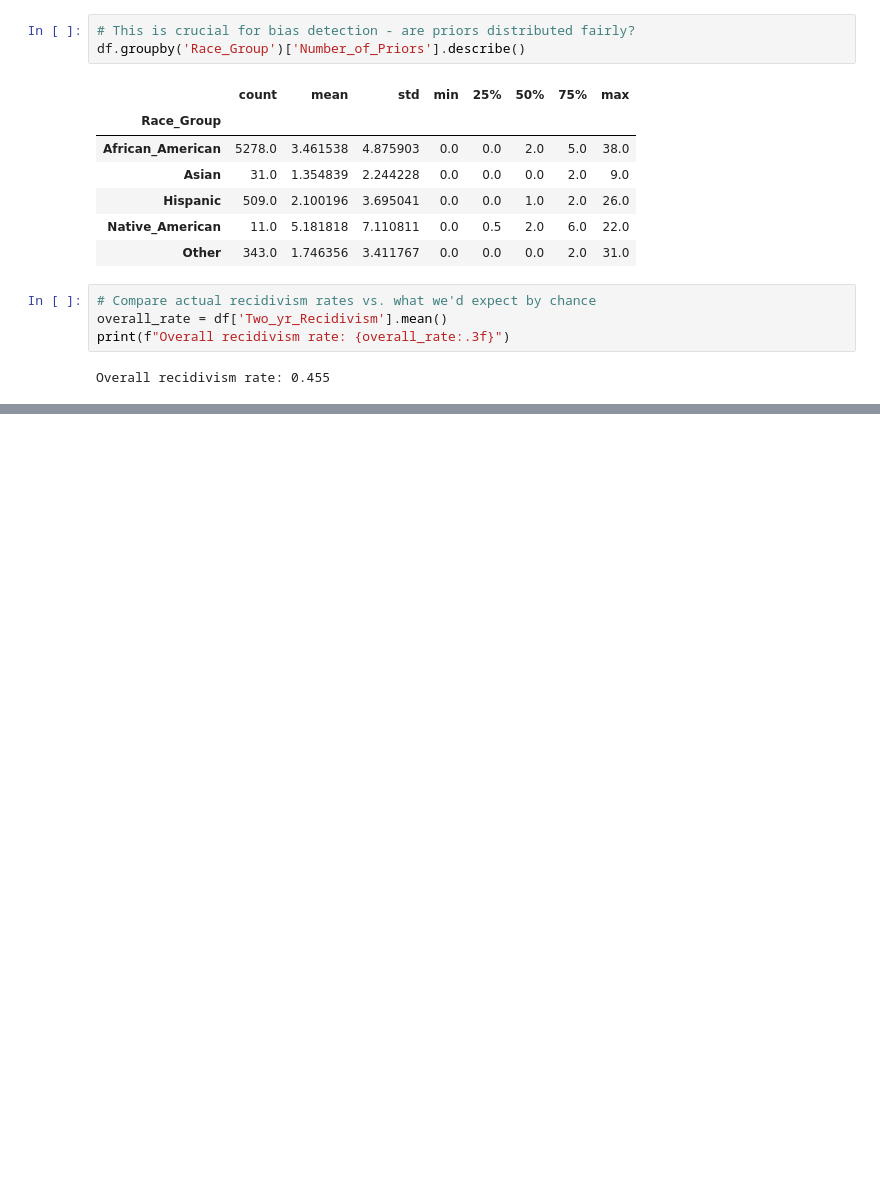
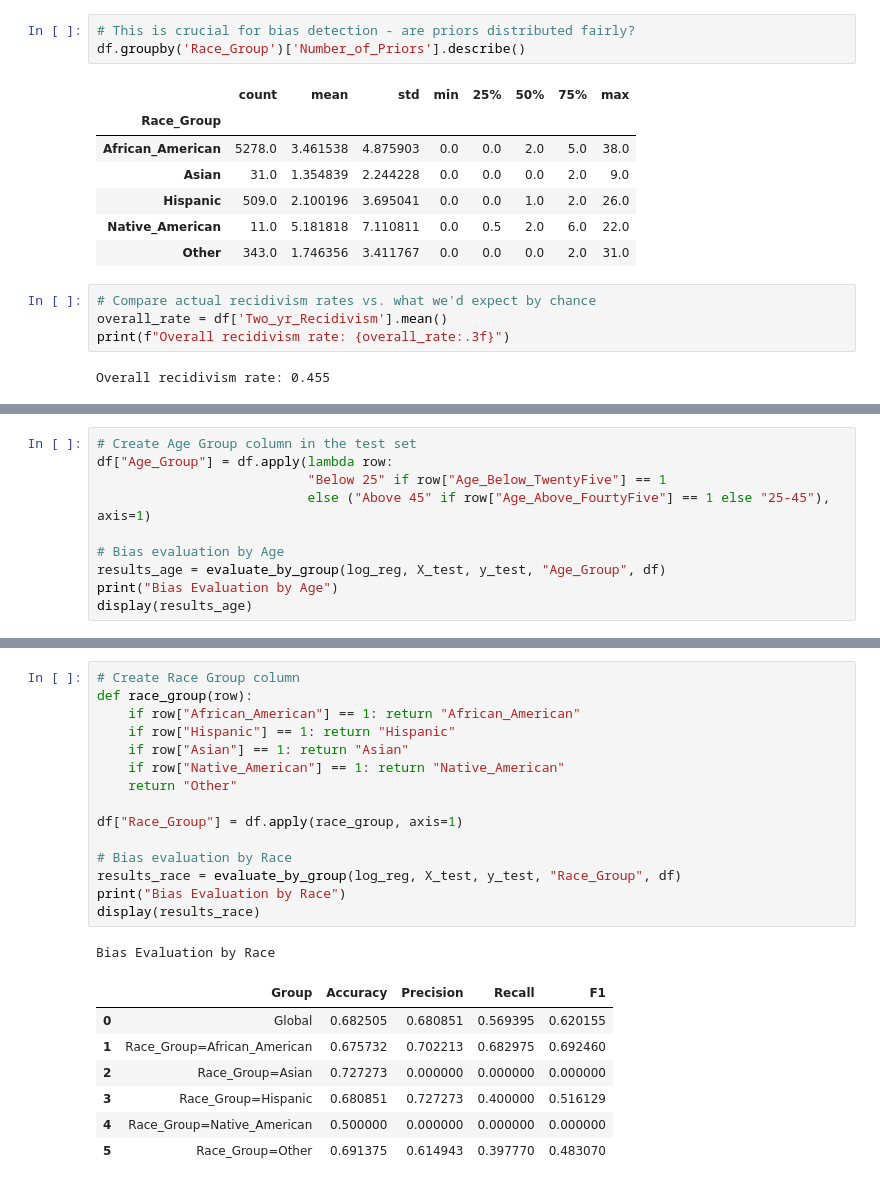
Before and after one commit to MelissaPerez09/fair-ai-compass, a Jupyter notebook: src/main.ipynb, the cells around one changed output, grey strips where cells are left out. Cells and saved outputs as stored; diff of their text form; blank space fills up the shorter version.

```diff
--- a/src/main.ipynb
+++ b/src/main.ipynb
@@ -344,0 +506,10 @@ Overall recidivism rate: 0.455
+# %%
+# Create Age Group column in the test set
+df["Age_Group"] = df.apply(lambda row:
+                           "Below 25" if row["Age_Below_TwentyFive"] == 1
+                           else ("Above 45" if row["Age_Above_FourtyFive"] == 1 else "25-45"), axis=1)
+
+# Bias evaluation by Age
+results_age = evaluate_by_group(log_reg, X_test, y_test, "Age_Group", df)
+print("Bias Evaluation by Age")
+display(results_age)
@@ -344,0 +523,24 @@ Overall recidivism rate: 0.455
+# %%
+# Create Race Group column
+def race_group(row):
+    if row["African_American"] == 1: return "African_American"
+    if row["Hispanic"] == 1: return "Hispanic"
+    if row["Asian"] == 1: return "Asian"
+    if row["Native_American"] == 1: return "Native_American"
+    return "Other"
+
+df["Race_Group"] = df.apply(race_group, axis=1)
+
+# Bias evaluation by Race
+results_race = evaluate_by_group(log_reg, X_test, y_test, "Race_Group", df)
+print("Bias Evaluation by Race")
+display(results_race)
+# %% [output]
+Bias Evaluation by Race
+|  | Group | Accuracy | Precision | Recall | F1 |
+| 0 | Global | 0.682505 | 0.680851 | 0.569395 | 0.620155 |
+| 1 | Race_Group=African_American | 0.675732 | 0.702213 | 0.682975 | 0.692460 |
+| 2 | Race_Group=Asian | 0.727273 | 0.000000 | 0.000000 | 0.000000 |
+| 3 | Race_Group=Hispanic | 0.680851 | 0.727273 | 0.400000 | 0.516129 |
+| 4 | Race_Group=Native_American | 0.500000 | 0.000000 | 0.000000 | 0.000000 |
+| 5 | Race_Group=Other | 0.691375 | 0.614943 | 0.397770 | 0.483070 |
```
Also changed, not shown: parts of 11 cells of this notebook, 11 other files.
